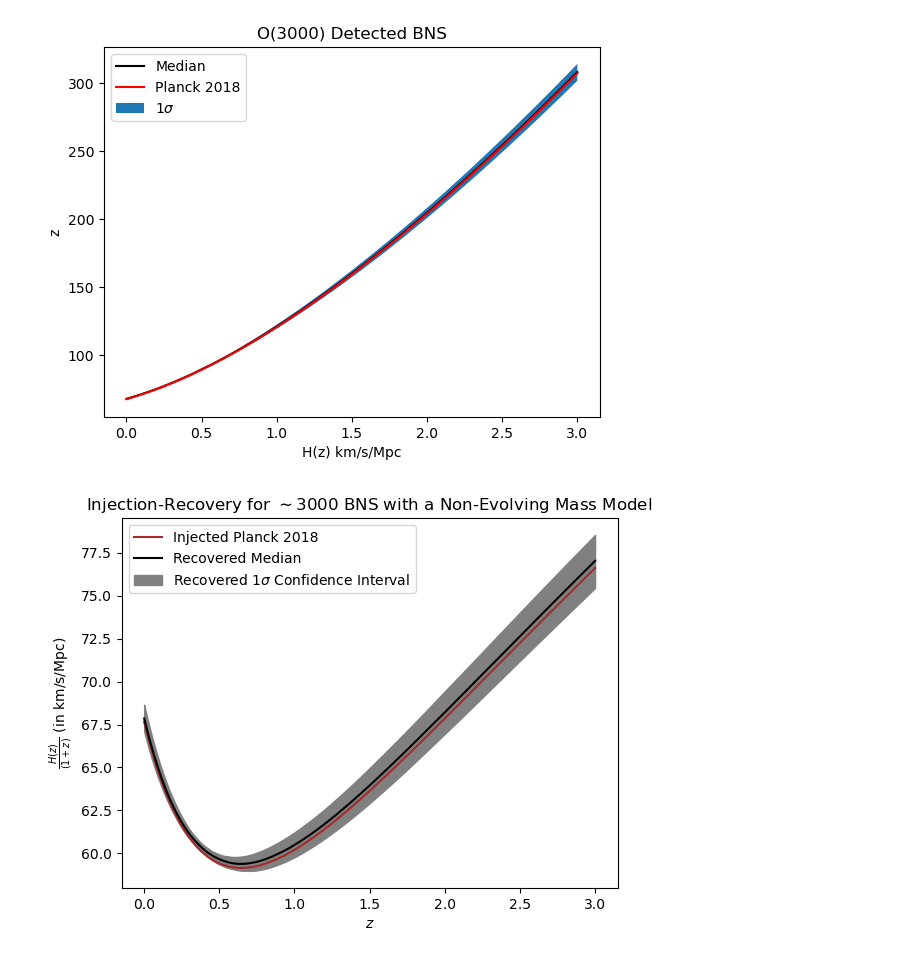
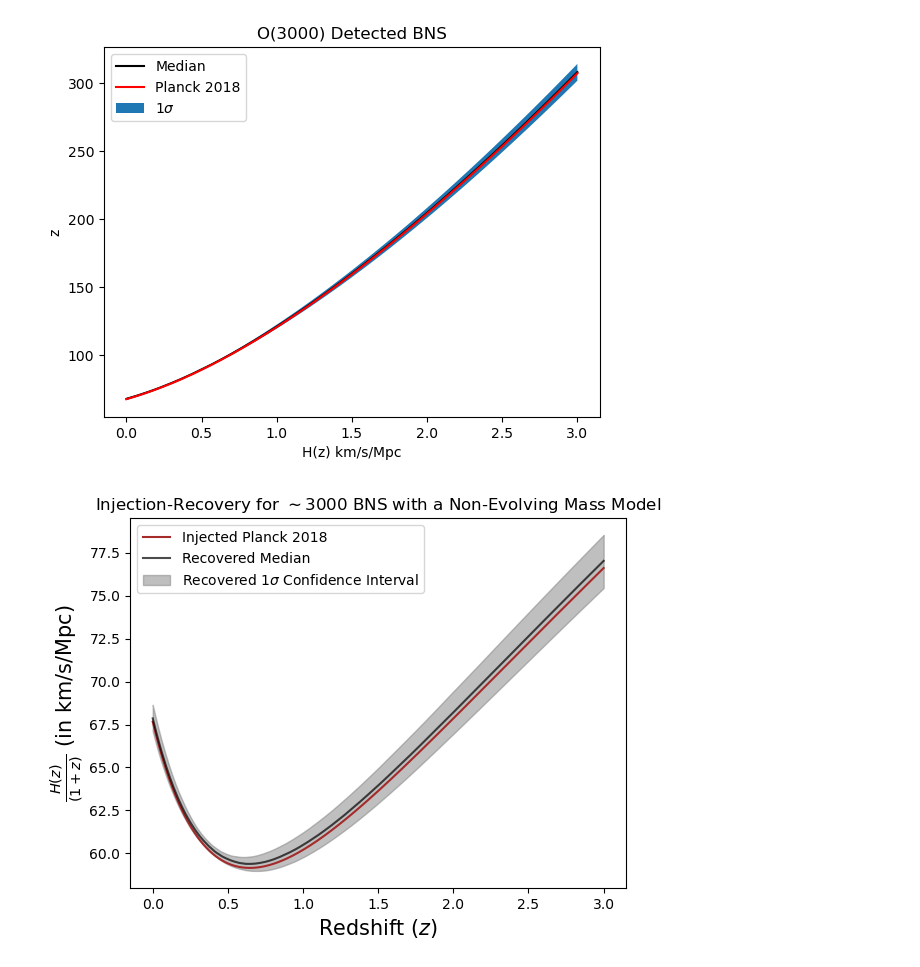
Before and after one commit to SoumendraRoy/RedevolBNS, a Jupyter notebook: Results/Plots.ipynb, the cells around one changed output. Cells and saved outputs as stored; diff of their text form; code cells hidden in the pictures.

```diff
--- a/Results/Plots.ipynb
+++ b/Results/Plots.ipynb
@@ -155,16 +154,16 @@ Redshift where the H(z) errorbar is smallest= 0.34506901380276056
 # %%
 Hzd1pz = Hz/(1+z_plot[:,None])
 Hzd1pzlq = np.quantile(Hzd1pz, 0.16, axis=1)
 Hzd1pzhq = np.quantile(Hzd1pz, 0.84, axis=1)
 Hzd1pzmed = np.median(Hzd1pz, axis=1)
 
 plt.plot(z_plot, 100*Planck18.h*(Planck18.Om0*(1+z_plot)**3+(1-Planck18.Om0))**0.5/(1+z_plot), color='brown', label='Injected Planck 2018')
-plt.plot(z_plot, Hzd1pzmed, color='k', label='Recovered Median')
-plt.fill_between(z_plot, Hzd1pzlq, Hzd1pzhq, color='grey', label=r'Recovered $1\sigma$ Confidence Interval')
+plt.plot(z_plot, Hzd1pzmed, color='k', alpha=0.7, label='Recovered Median')
+plt.fill_between(z_plot, Hzd1pzlq, Hzd1pzhq, color='grey', alpha=0.5, label=r'Recovered $1\sigma$ Confidence Interval')
 plt.legend()
 plt.title(r'Injection-Recovery for $\sim3000$ BNS with a Non-Evolving Mass Model')
-plt.xlabel(r'$z$')
-plt.ylabel(r'$\frac{H(z)}{(1+z)}$ (in km/s/Mpc)')
+plt.xlabel(r'Redshift ($z$)', fontsize=15)
+plt.ylabel(r'$\frac{H(z)}{(1+z)}$ (in km/s/Mpc)', fontsize=15)
 plt.savefig('Hzdiv1pz.pdf')
 # %% [output]
-[figure, old version]
+[figure, new version]
```
Also changed, not shown: parts of 1 cell of this notebook, 2 other files.
